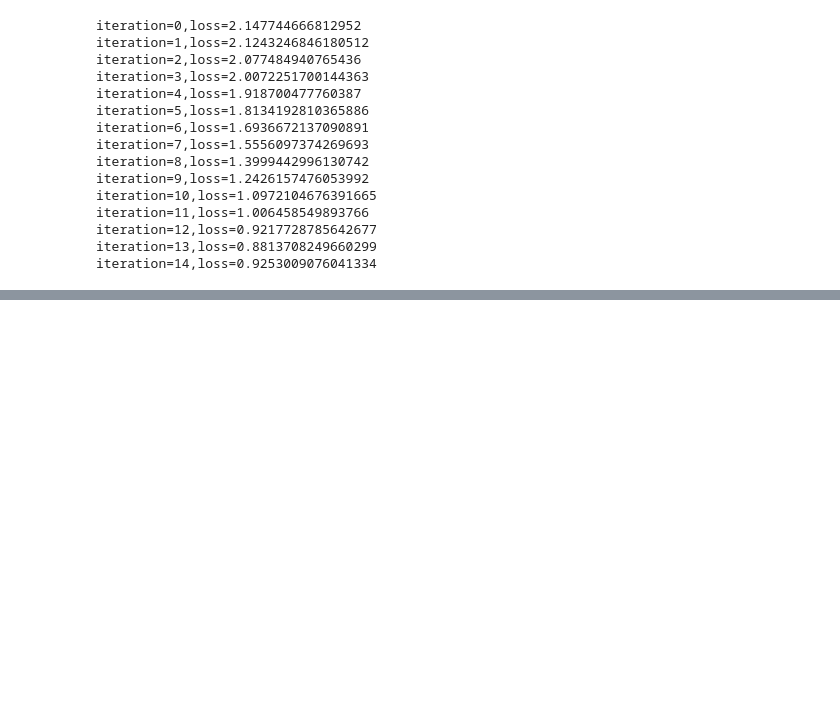
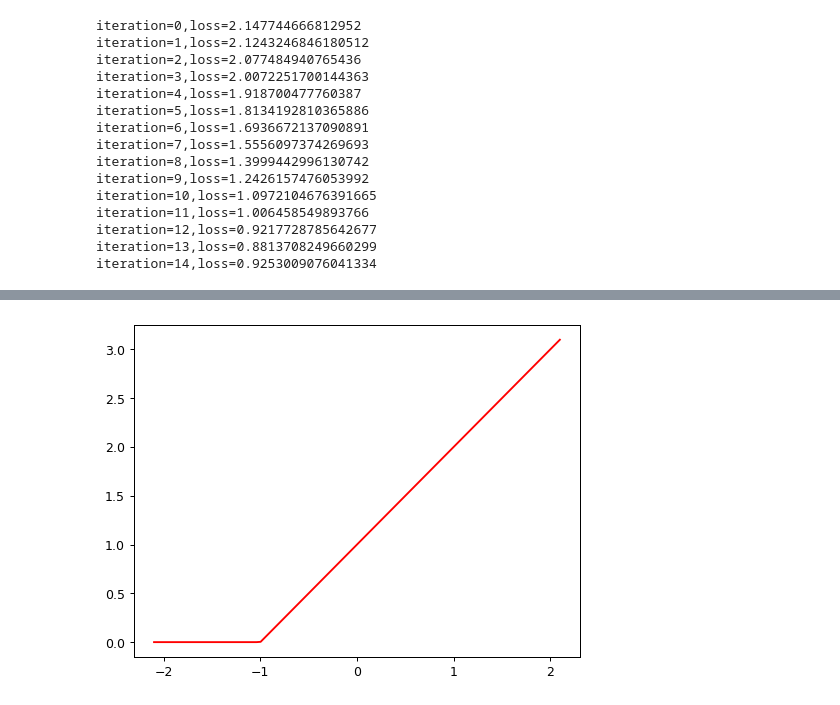
Before and after one commit to jobinwilson/neuralnet_intuition, a Jupyter notebook: universal_function_aproximator.ipynb, the cells around one changed output, grey strips where cells are left out. Drawn from its saved outputs; the diff is of its cells as text; code cells hidden in the pictures; blank space fills up the shorter version.

```diff
--- a/universal_function_aproximator.ipynb
+++ b/universal_function_aproximator.ipynb
@@ -149,0 +159,6 @@ iteration=14,loss=0.9253009076041334
+# %%
+## by universal aproximation theorem, NN with sufficient number of parameters can aproximate any computable function ##
+## some form of non-lineariry like ReLU is required in practice ##
+
+def ReLU_activation(x):
+    return torch.clip(x,0)
@@ -149,0 +169,7 @@ iteration=14,loss=0.9253009076041334
+# %%
+def rectified_linear_unit(a,b,x):
+    return ReLU_activation((a*x) + b)
+# %%
+plot_function(partial(rectified_linear_unit,1,1))
+# %% [output]
+[figure, added]
```
Also changed, not shown: parts of 14 cells of this notebook.
